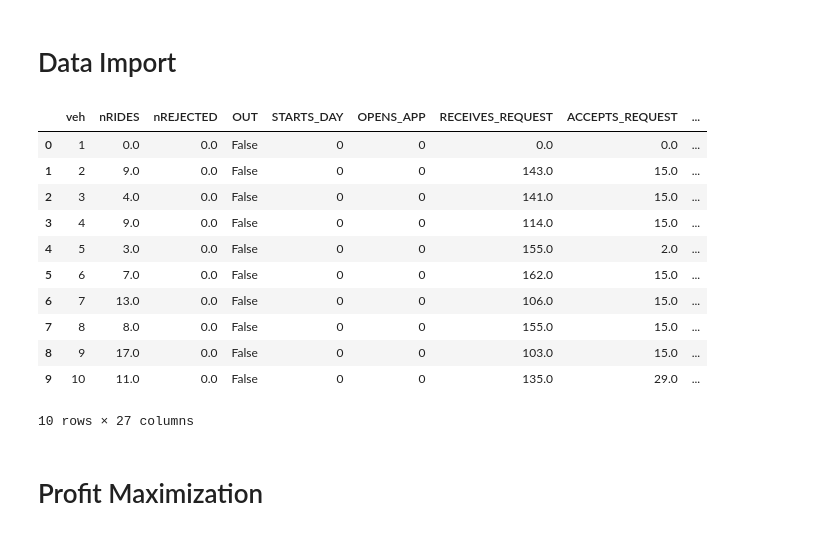
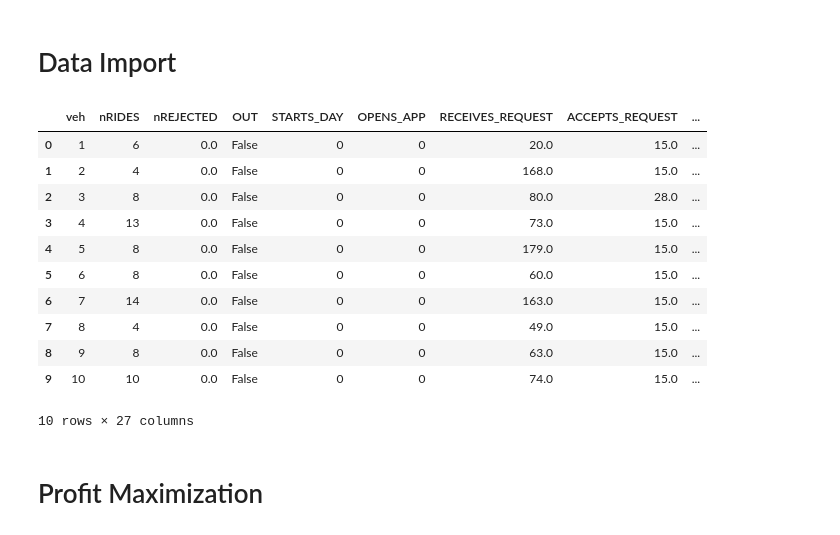
Before and after one commit to Jagiellonian-University/MaaSSim, a Jupyter notebook: docs/tutorials/Plotting/Plotting.ipynb, the cells around one changed output. Cells and saved outputs as stored; diff of their text form; code cells hidden in the pictures.

```diff
--- a/docs/tutorials/Plotting/Plotting.ipynb
+++ b/docs/tutorials/Plotting/Plotting.ipynb
@@ -21,22 +21,24 @@ from IPython.core.pylabtools import figsize
 # %%
  # Read in data
 ProfitMax = pd.read_csv('D:/Development/GitHub-ProjectV2.0/MaaSSim/docs/tutorials/Plotting/ProfitMax.csv')
 PooledRide = pd.read_csv('D:/Development/GitHub-ProjectV2.0/MaaSSim/docs/tutorials/Plotting/PooledRide.csv')
 PrivateRide = pd.read_csv('D:/Development/GitHub-ProjectV2.0/MaaSSim/docs/tutorials/Plotting/PrivateRide.csv')
 
-ProfitMax.head(10)
+#ProfitMax.head(10)
+#PooledRide.head(10)
+PrivateRide.head(10)
 # %% [output]
 |  | veh | nRIDES | nREJECTED | OUT | STARTS_DAY | OPENS_APP | RECEIVES_REQUEST | ACCEPTS_REQUEST | ... |
-| 0 | 1 | 0.0 | 0.0 | False | 0 | 0 | 0.0 | 0.0 | ... |
-| 1 | 2 | 9.0 | 0.0 | False | 0 | 0 | 143.0 | 15.0 | ... |
-| 2 | 3 | 4.0 | 0.0 | False | 0 | 0 | 141.0 | 15.0 | ... |
-| 3 | 4 | 9.0 | 0.0 | False | 0 | 0 | 114.0 | 15.0 | ... |
-| 4 | 5 | 3.0 | 0.0 | False | 0 | 0 | 155.0 | 2.0 | ... |
-| 5 | 6 | 7.0 | 0.0 | False | 0 | 0 | 162.0 | 15.0 | ... |
-| 6 | 7 | 13.0 | 0.0 | False | 0 | 0 | 106.0 | 15.0 | ... |
-| 7 | 8 | 8.0 | 0.0 | False | 0 | 0 | 155.0 | 15.0 | ... |
-| 8 | 9 | 17.0 | 0.0 | False | 0 | 0 | 103.0 | 15.0 | ... |
-| 9 | 10 | 11.0 | 0.0 | False | 0 | 0 | 135.0 | 29.0 | ... |
+| 0 | 1 | 6 | 0.0 | False | 0 | 0 | 20.0 | 15.0 | ... |
+| 1 | 2 | 4 | 0.0 | False | 0 | 0 | 168.0 | 15.0 | ... |
+| 2 | 3 | 8 | 0.0 | False | 0 | 0 | 80.0 | 28.0 | ... |
+| 3 | 4 | 13 | 0.0 | False | 0 | 0 | 73.0 | 15.0 | ... |
+| 4 | 5 | 8 | 0.0 | False | 0 | 0 | 179.0 | 15.0 | ... |
+| 5 | 6 | 8 | 0.0 | False | 0 | 0 | 60.0 | 15.0 | ... |
+| 6 | 7 | 14 | 0.0 | False | 0 | 0 | 163.0 | 15.0 | ... |
+| 7 | 8 | 4 | 0.0 | False | 0 | 0 | 49.0 | 15.0 | ... |
+| 8 | 9 | 8 | 0.0 | False | 0 | 0 | 63.0 | 15.0 | ... |
+| 9 | 10 | 10 | 0.0 | False | 0 | 0 | 74.0 | 15.0 | ... |
 10 rows × 27 columns
 # %% [markdown]
 # Profit Maximization
```
Also changed, not shown: parts of 7 cells of this notebook, 5 other files.
